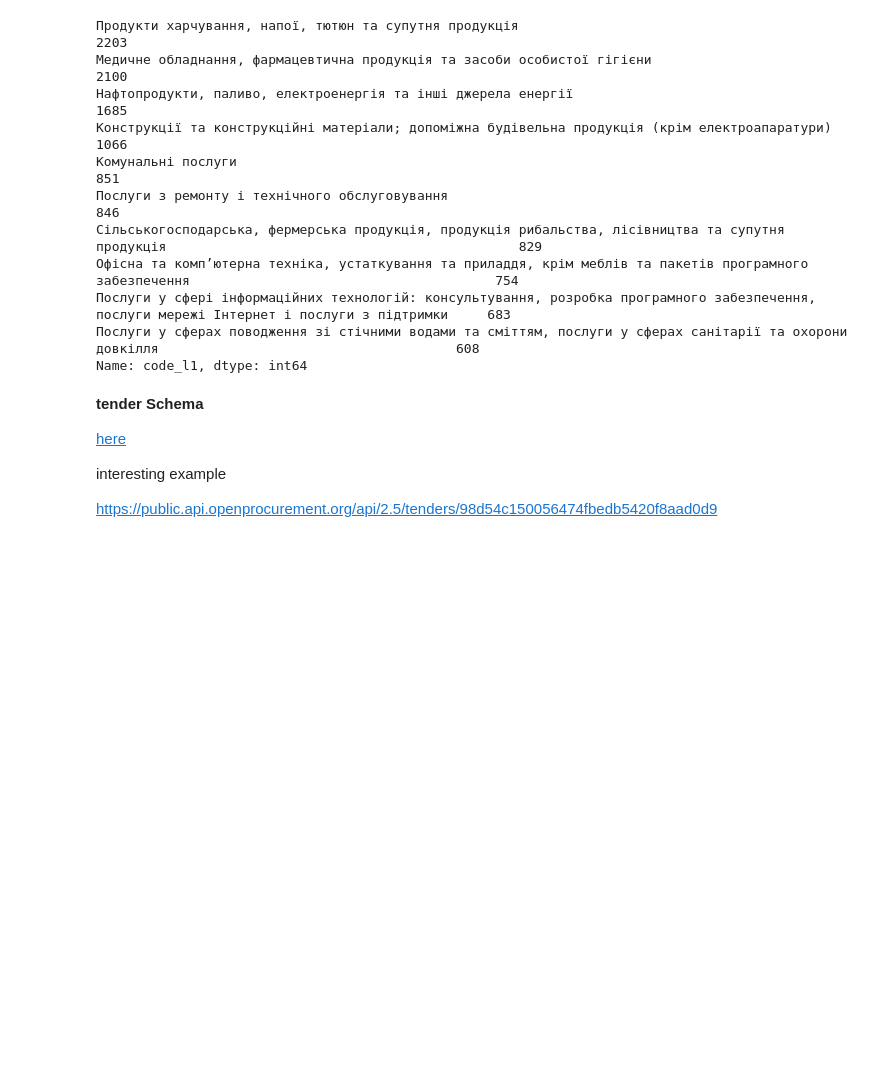
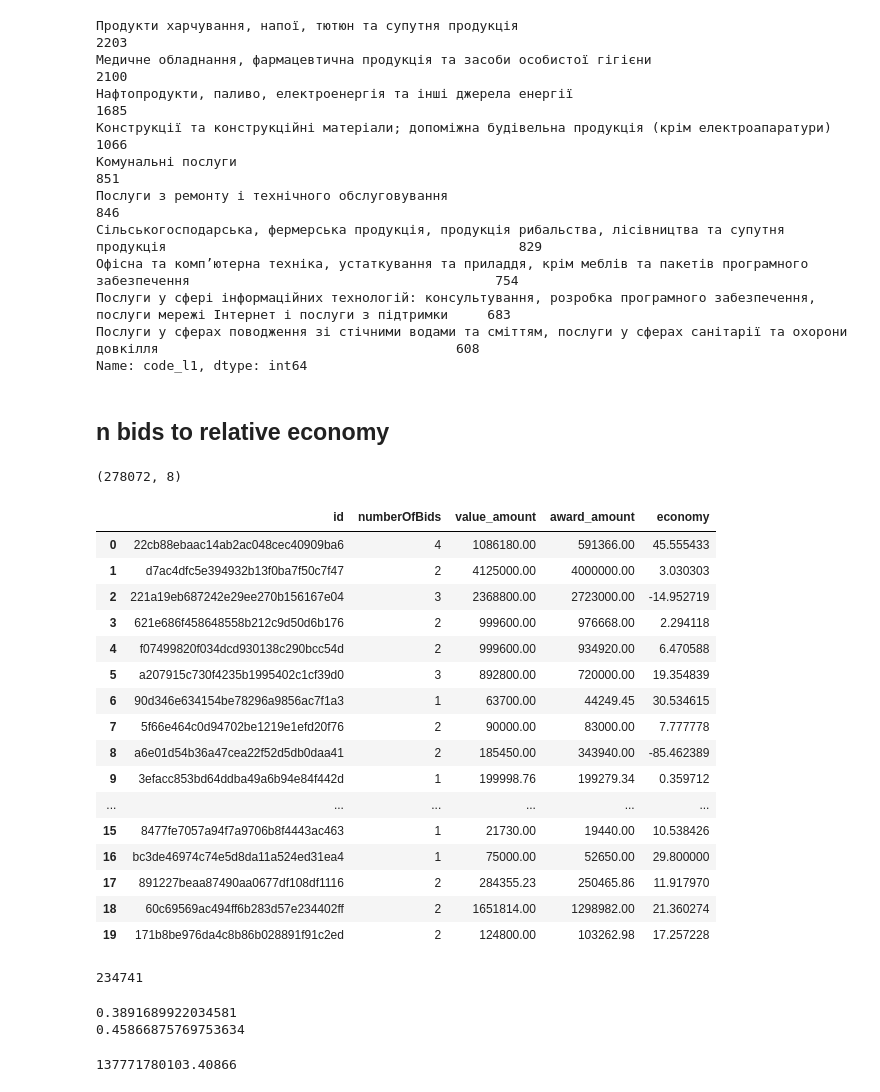
Before and after one commit to ihorhrysha/prozorro, a Jupyter notebook: get.ipynb, the cells around one changed output. Saved outputs shown, nothing was run; the diff lists cells and outputs as text; code cells hidden in the pictures; blank space fills up the shorter version.

```diff
--- a/get.ipynb
+++ b/get.ipynb
@@ -195,11 +217,40 @@ items_df['code_l1'].value_counts().head(10)
 Послуги у сфері інформаційних технологій: консультування, розробка програмного забезпечення, послуги мережі Інтернет і послуги з підтримки     683
 Послуги у сферах поводження зі стічними водами та сміттям, послуги у сферах санітарії та охорони довкілля                                      608
 Name: code_l1, dtype: int64
-# %% [markdown]
-**tender Schema**
-
-[here](https://gist.github.com/imaginal/bf19e659b34b6acd7ee002f6b88dbf81)
-
-interesting example
-
-https://public.api.openprocurement.org/api/2.5/tenders/98d54c150056474fbedb5420f8aad0d9
+# %% [markdown]
+## n bids to relative economy
+# %%
+df = read_mongo(db, collection='tenders', query={'status':'complete', 'submissionMethod':'electronicAuction'}, fields=['status', 'awards', 'value', 'numberOfBids'])
+# %%
+df['award_amount'] = df.awards.apply(lambda awards: sum([award['value']['amount'] for award in awards]))
+df['value_amount'] = df.value.apply(lambda value: value['amount'])
+df['economy'] = 100*(df['value_amount'] - df['award_amount'])/df['value_amount']
+df['currency'] = df.value.apply(lambda value: value['currency'])
+df.shape
+# %% [output]
+(278072, 8)
+# %%
+df[['id','numberOfBids','value_amount','award_amount','economy']].head(20)
+# %% [output]
+|  | id | numberOfBids | value_amount | award_amount | economy |
+| 0 | 22cb88ebaac14ab2ac048cec40909ba6 | 4 | 1086180.00 | 591366.00 | 45.555433 |
+| 1 | d7ac4dfc5e394932b13f0ba7f50c7f47 | 2 | 4125000.00 | 4000000.00 | 3.030303 |
+| 2 | 221a19eb687242e29ee270b156167e04 | 3 | 2368800.00 | 2723000.00 | -14.952719 |
+| 3 | 621e686f458648558b212c9d50d6b176 | 2 | 999600.00 | 976668.00 | 2.294118 |
+| 4 | f07499820f034dcd930138c290bcc54d | 2 | 999600.00 | 934920.00 | 6.470588 |
+| 5 | a207915c730f4235b1995402c1cf39d0 | 3 | 892800.00 | 720000.00 | 19.354839 |
+| 6 | 90d346e634154be78296a9856ac7f1a3 | 1 | 63700.00 | 44249.45 | 30.534615 |
+| 7 | 5f66e464c0d94702be1219e1efd20f76 | 2 | 90000.00 | 83000.00 | 7.777778 |
+| 8 | a6e01d54b36a47cea22f52d5db0daa41 | 2 | 185450.00 | 343940.00 | -85.462389 |
+| 9 | 3efacc853bd64ddba49a6b94e84f442d | 1 | 199998.76 | 199279.34 | 0.359712 |
+| ... | ... | ... | ... | ... | ... |
+| 15 | 8477fe7057a94f7a9706b8f4443ac463 | 1 | 21730.00 | 19440.00 | 10.538426 |
+| 16 | bc3de46974c74e5d8da11a524ed31ea4 | 1 | 75000.00 | 52650.00 | 29.800000 |
+| 17 | 891227beaa87490aa0677df108df1116 | 2 | 284355.23 | 250465.86 | 11.917970 |
+| 18 | 60c69569ac494ff6b283d57e234402ff | 2 | 1651814.00 | 1298982.00 | 21.360274 |
+| 19 | 171b8be976da4c8b86b028891f91c2ed | 2 | 124800.00 | 103262.98 | 17.257228 |
+# %%
+# how is it possible to make bid > than value
+sum(df['economy']>=0)
+# %% [output]
+234741
@@ -205,0 +261,6 @@ https://public.api.openprocurement.org/api/2.5/tenders/98d54c150056474fbedb5420f
+# %%
+print(len(df[df['numberOfBids']==1])/len(df))
+print(len(df_cleaned[df_cleaned['numberOfBids']==1])/len(df_cleaned))
+# %% [output]
+0.3891689922034581
+0.45866875769753634
@@ -205,0 +270,4 @@ https://public.api.openprocurement.org/api/2.5/tenders/98d54c150056474fbedb5420f
+# %%
+sum(df_cleaned['economy_theoretical_value']-df_cleaned['economy_value'])
+# %% [output]
+137771780103.40866
```
Also changed, not shown: parts of 24 cells of this notebook, 5 other files.
